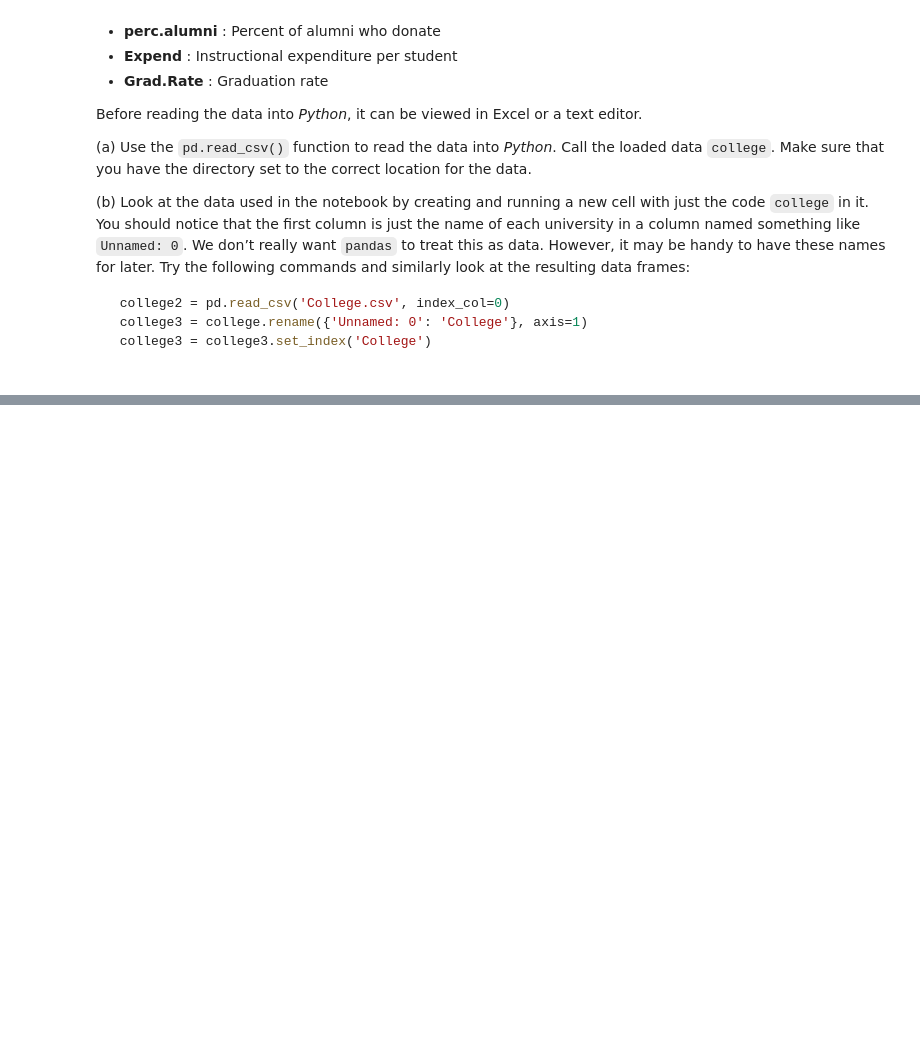
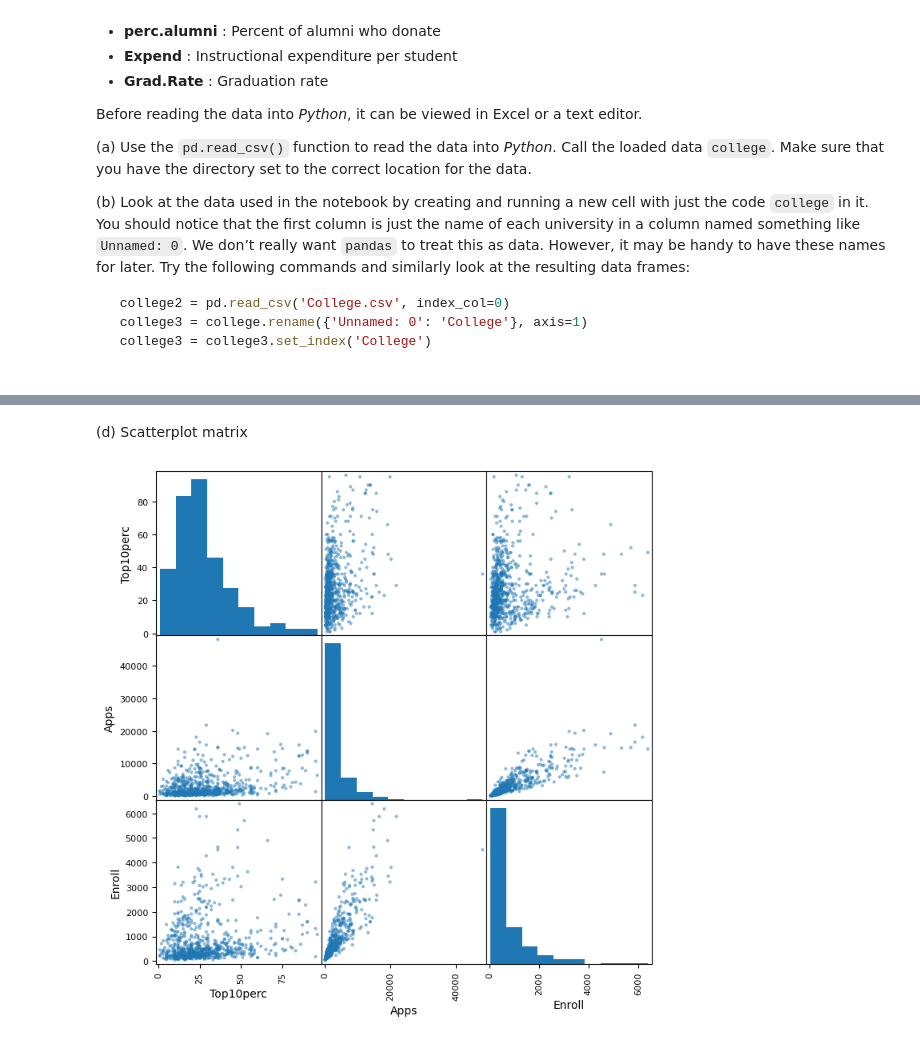
Before and after one commit to zozoking101/An-Introduction-to-Statistical-Learning-with-Applications-in-Python, a Jupyter notebook: 2_Statistical_Learning/Ch2_statlearn_lab.ipynb, the cells around one changed output, grey strips where cells are left out. Cells and saved outputs as stored; diff of their text form; code cells hidden in the pictures; blank space fills up the shorter version.

```diff
--- a/2_Statistical_Learning/Ch2_statlearn_lab.ipynb
+++ b/2_Statistical_Learning/Ch2_statlearn_lab.ipynb
@@ -1857,0 +1884,5 @@ Before reading the data into *Python*, it can be viewed in Excel or a text edito
+# %%
+import pandas as pd
+
+college = pd.read_csv("College.csv")
+college.head()
@@ -1857,0 +1898,11 @@ Before reading the data into *Python*, it can be viewed in Excel or a text edito
+# %%
+# directly use index_col
+# college2 = pd.read_csv("College.csv", index_col=0)
+
+# rename then set index
+college3 = college.rename({'Unnamed: 0': 'College'}, axis=1)
+college3 = college3.set_index('College')
+
+# keep the modified version
+college = college3
+college.head()
@@ -1857,0 +1931,11 @@ Before reading the data into *Python*, it can be viewed in Excel or a text edito
+# %% [markdown]
+(d) Scatterplot matrix
+# %%
+import matplotlib.pyplot as plt
+from pandas.plotting import scatter_matrix
+
+cols = ['Top10perc', 'Apps', 'Enroll']
+scatter_matrix(college[cols], figsize=(8,8), diagonal='hist')
+plt.show()
+# %% [output]
+[figure, added]
```
Also changed, not shown: parts of 22 cells of this notebook, 1 other file.
